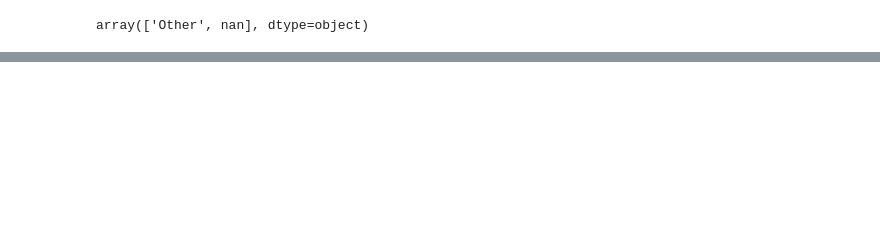
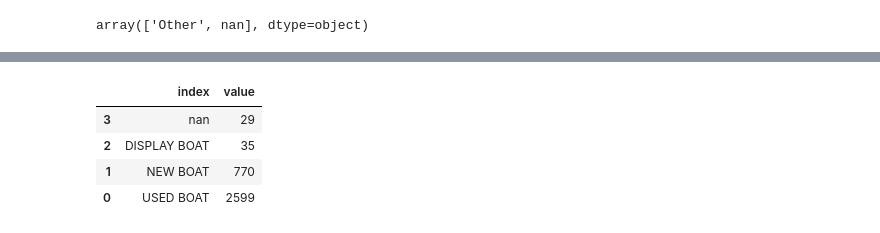
Before and after one commit to kristy25/AcademyPublic, a Jupyter notebook: Untitled1.ipynb, the cells around one changed output, grey strips where cells are left out. Saved outputs shown, nothing was run; the diff lists cells and outputs as text; code cells hidden in the pictures; blank space fills up the shorter version.

```diff
--- a/Untitled1.ipynb
+++ b/Untitled1.ipynb
@@ -2441 +2426,10 @@ train[col_numericals].reset_index()
+# %%
+temp2 = pd.DataFrame(temp[temp['variable']=='Type']['value'].value_counts(dropna=False)).reset_index().sort_values(by='value', ascending=True)
+temp2
+# %% [output]
+|  | index | value |
+| 3 | nan | 29 |
+| 2 | DISPLAY BOAT | 35 |
+| 1 | NEW BOAT | 770 |
+| 0 | USED BOAT | 2599 |
 # %%
```
Also changed, not shown: parts of 11 cells of this notebook.
